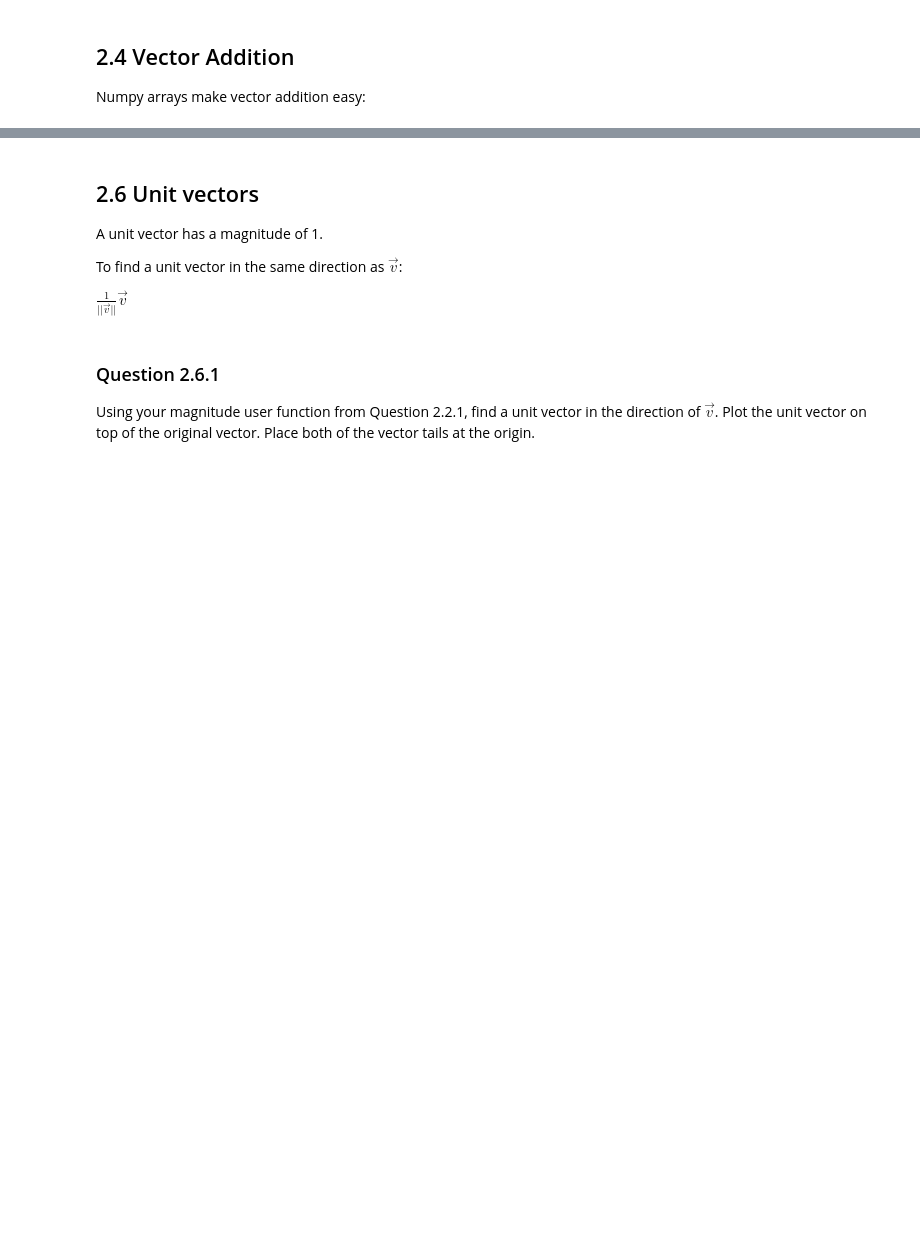
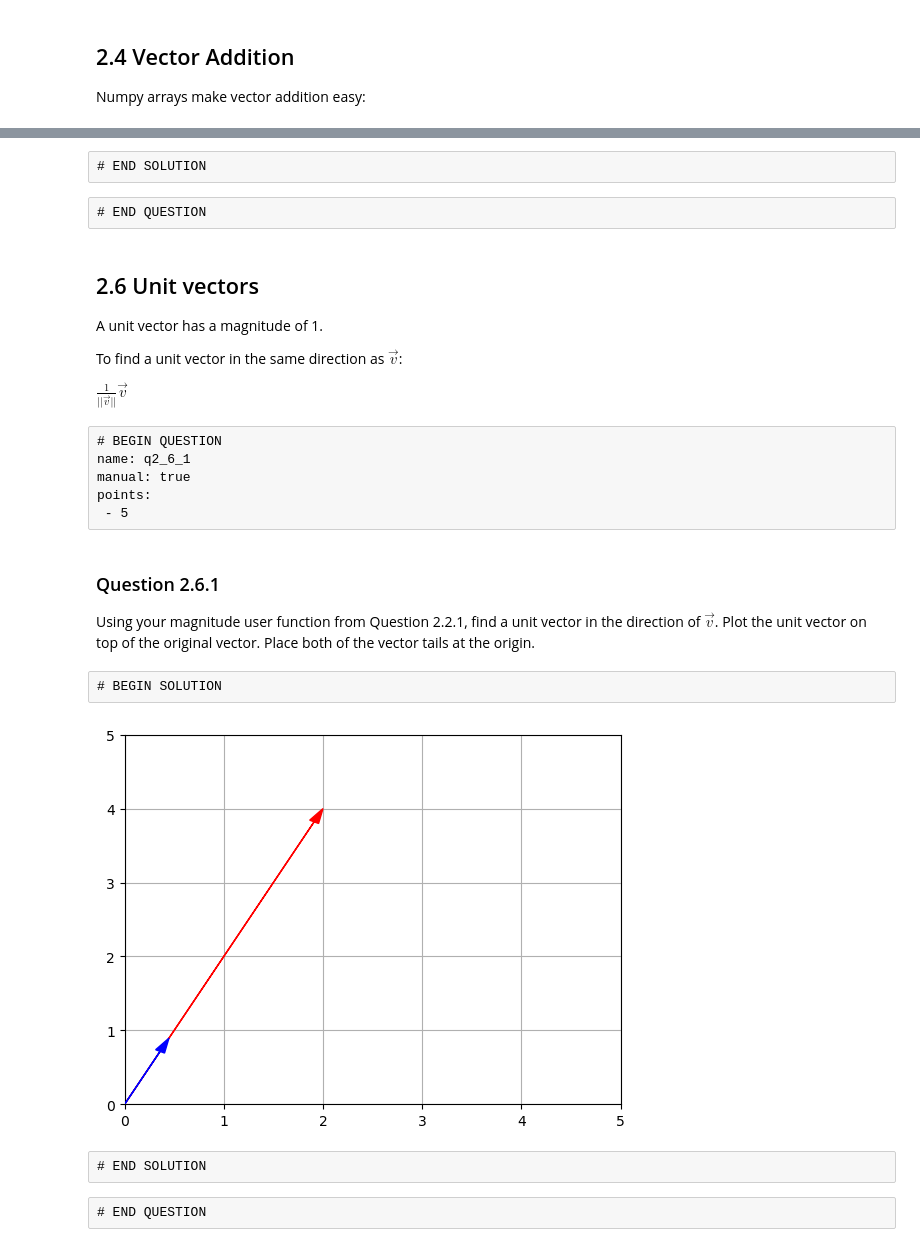
Before and after one commit to bludka/engr225-materials-sp2025, a Jupyter notebook: 05_lab/09_numpy_plotting_vectors_functions/Week9Lab.ipynb, the cells around one changed output, grey strips where cells are left out. Drawn from its saved outputs; the diff is of its cells as text; code cells hidden in the pictures; blank space fills up the shorter version.

```diff
--- a/05_lab/09_numpy_plotting_vectors_functions/Week9Lab.ipynb
+++ b/05_lab/09_numpy_plotting_vectors_functions/Week9Lab.ipynb
@@ -180,3 +435,14 @@ Make sure your function correctly returns the magnitude for any size vector.
+# %%
+#Your function here
+# BEGIN SOLUTION
+def mag(vec):
+    import math
+    sum = 0
+    for v in vec:
+        sum = sum + v**2
+    vec_mag = math.sqrt(sum)
+    return vec_mag
+# END SOLUTION
 # %%
 #test your function on this 2D vector
 u = np.array([3,4])
@@ -312,6 +803,8 @@ Using the vectors defined in the code above, create a plot showing the original
+# %% [raw]
+# END SOLUTION
+# %% [raw]
+# END QUESTION
 # %% [markdown]
-<!-- END QUESTION -->
-
 ## 2.6 Unit vectors
 
 A unit vector has a magnitude of 1.
@@ -319,8 +812,12 @@ A unit vector has a magnitude of 1.
 To find a unit vector in the same direction as $\vec{v}$:
 
 $\frac{1}{||\vec{v}||}\vec{v}$
+# %% [raw]
+# BEGIN QUESTION
+name: q2_6_1
+manual: true
+points:
+ - 5
 # %% [markdown]
-<!-- BEGIN QUESTION -->
-
 ### Question 2.6.1
 Using your magnitude user function from Question 2.2.1, find a unit vector in the direction of $\vec{v}$. Plot the unit vector on top of the original vector. Place both of the vector tails at the origin.
@@ -331 +824,21 @@ v = np.array([2, 4]) #1d array
+# %% [raw]
+# BEGIN SOLUTION
+# %%
+v = np.array([2, 4]) #1d array
+# plot this vector and a unit vector in the same direction
+# BEGIN SOLUTION
+vunit = (1/mag(v))*v
+
+plt.arrow(0, 0, vunit[0], vunit[1], length_includes_head=True, head_width=0.1, head_length=0.2, color='blue',zorder=3)
+plt.arrow(0, 0, v[0], v[1], length_includes_head=True, head_width=0.1, head_length=0.2, color='red',zorder=2)
+plt.xlim([0, 5]) #x axis limits
+plt.ylim([0, 5]) #y axis limits
+plt.grid(True,zorder=1) #turn on grid lines, put them underneath everything else (zorder)
+# END SOLUTION
+# %% [output]
+[figure, added]
+# %% [raw]
+# END SOLUTION
+# %% [raw]
+# END QUESTION
 # %% [markdown]
```
Also changed, not shown: parts of 170 cells of this notebook.
